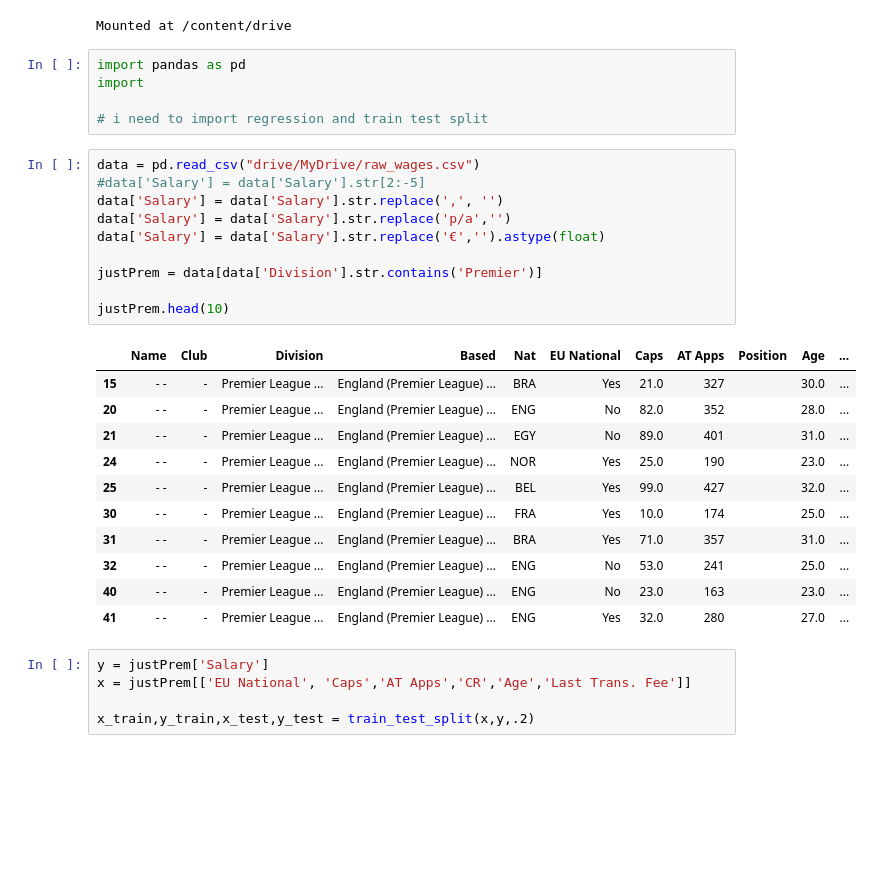
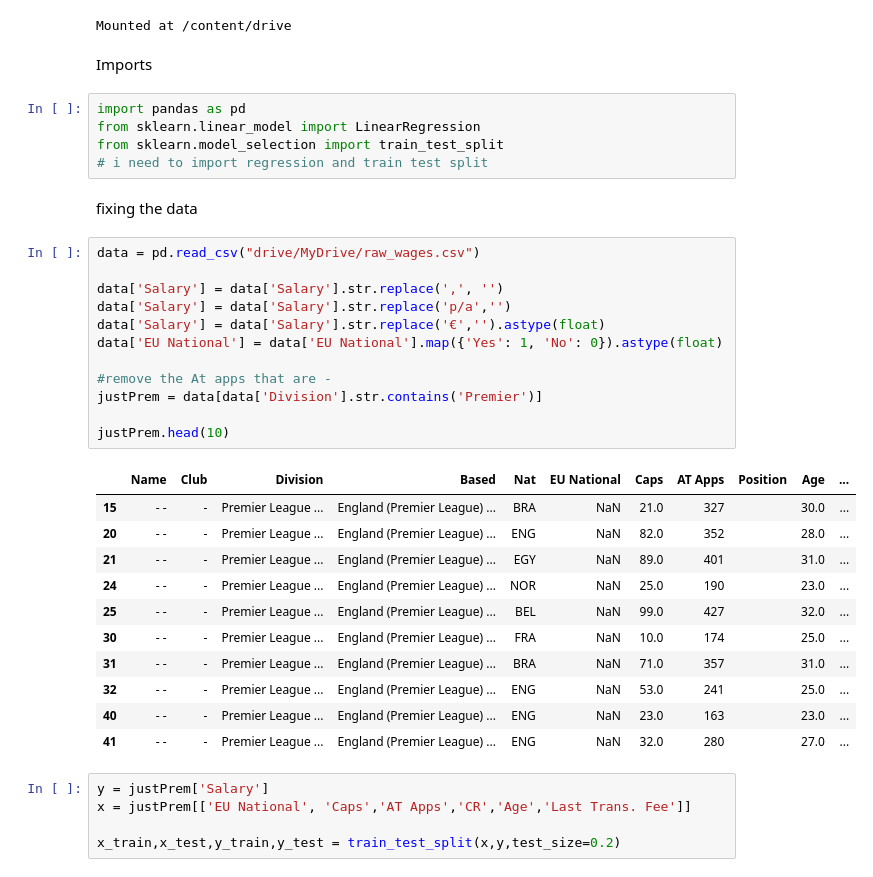
Before and after one commit to artemisIsNotBeam/3d-printer-website, a Jupyter notebook: Soccer_player_salaries.ipynb, the cells around one changed output. Drawn from its saved outputs; the diff is of its cells as text; blank space fills up the shorter version.

```diff
--- a/Soccer_player_salaries.ipynb
+++ b/Soccer_player_salaries.ipynb
@@ -5,35 +5,41 @@ from google.colab import drive
 drive.mount('/content/drive')
 # %% [output]
 Mounted at /content/drive
+# %% [markdown]
+Imports
 # %%
 import pandas as pd
-import
-
+from sklearn.linear_model import LinearRegression
+from sklearn.model_selection import train_test_split
 # i need to import regression and train test split
+# %% [markdown]
+fixing the data
 # %%
 data = pd.read_csv("drive/MyDrive/raw_wages.csv")
-#data['Salary'] = data['Salary'].str[2:-5]
+
 data['Salary'] = data['Salary'].str.replace(',', '')
 data['Salary'] = data['Salary'].str.replace('p/a','')
 data['Salary'] = data['Salary'].str.replace('€','').astype(float)
+data['EU National'] = data['EU National'].map({'Yes': 1, 'No': 0}).astype(float)
 
+#remove the At apps that are -
 justPrem = data[data['Division'].str.contains('Premier')]
 
 justPrem.head(10)
 # %% [output]
 |  | Name | Club | Division | Based | Nat | EU National | Caps | AT Apps | Position | Age | ... |
-| 15 | - - | - | Premier League ... | England (Premier League) ... | BRA | Yes | 21.0 | 327 |  | 30.0 | ... |
-| 20 | - - | - | Premier League ... | England (Premier League) ... | ENG | No | 82.0 | 352 |  | 28.0 | ... |
-| 21 | - - | - | Premier League ... | England (Premier League) ... | EGY | No | 89.0 | 401 |  | 31.0 | ... |
-| 24 | - - | - | Premier League ... | England (Premier League) ... | NOR | Yes | 25.0 | 190 |  | 23.0 | ... |
-| 25 | - - | - | Premier League ... | England (Premier League) ... | BEL | Yes | 99.0 | 427 |  | 32.0 | ... |
-| 30 | - - | - | Premier League ... | England (Premier League) ... | FRA | Yes | 10.0 | 174 |  | 25.0 | ... |
-| 31 | - - | - | Premier League ... | England (Premier League) ... | BRA | Yes | 71.0 | 357 |  | 31.0 | ... |
-| 32 | - - | - | Premier League ... | England (Premier League) ... | ENG | No | 53.0 | 241 |  | 25.0 | ... |
-| 40 | - - | - | Premier League ... | England (Premier League) ... | ENG | No | 23.0 | 163 |  | 23.0 | ... |
-| 41 | - - | - | Premier League ... | England (Premier League) ... | ENG | Yes | 32.0 | 280 |  | 27.0 | ... |
+| 15 | - - | - | Premier League ... | England (Premier League) ... | BRA | NaN | 21.0 | 327 |  | 30.0 | ... |
+| 20 | - - | - | Premier League ... | England (Premier League) ... | ENG | NaN | 82.0 | 352 |  | 28.0 | ... |
+| 21 | - - | - | Premier League ... | England (Premier League) ... | EGY | NaN | 89.0 | 401 |  | 31.0 | ... |
+| 24 | - - | - | Premier League ... | England (Premier League) ... | NOR | NaN | 25.0 | 190 |  | 23.0 | ... |
+| 25 | - - | - | Premier League ... | England (Premier League) ... | BEL | NaN | 99.0 | 427 |  | 32.0 | ... |
+| 30 | - - | - | Premier League ... | England (Premier League) ... | FRA | NaN | 10.0 | 174 |  | 25.0 | ... |
+| 31 | - - | - | Premier League ... | England (Premier League) ... | BRA | NaN | 71.0 | 357 |  | 31.0 | ... |
+| 32 | - - | - | Premier League ... | England (Premier League) ... | ENG | NaN | 53.0 | 241 |  | 25.0 | ... |
+| 40 | - - | - | Premier League ... | England (Premier League) ... | ENG | NaN | 23.0 | 163 |  | 23.0 | ... |
+| 41 | - - | - | Premier League ... | England (Premier League) ... | ENG | NaN | 32.0 | 280 |  | 27.0 | ... |
 # %%
 y = justPrem['Salary']
 x = justPrem[['EU National', 'Caps','AT Apps','CR','Age','Last Trans. Fee']]
 
-x_train,y_train,x_test,y_test = train_test_split(x,y,.2)
+x_train,x_test,y_train,y_test = train_test_split(x,y,test_size=0.2)
```
Also changed, not shown: parts of 3 cells of this notebook.
